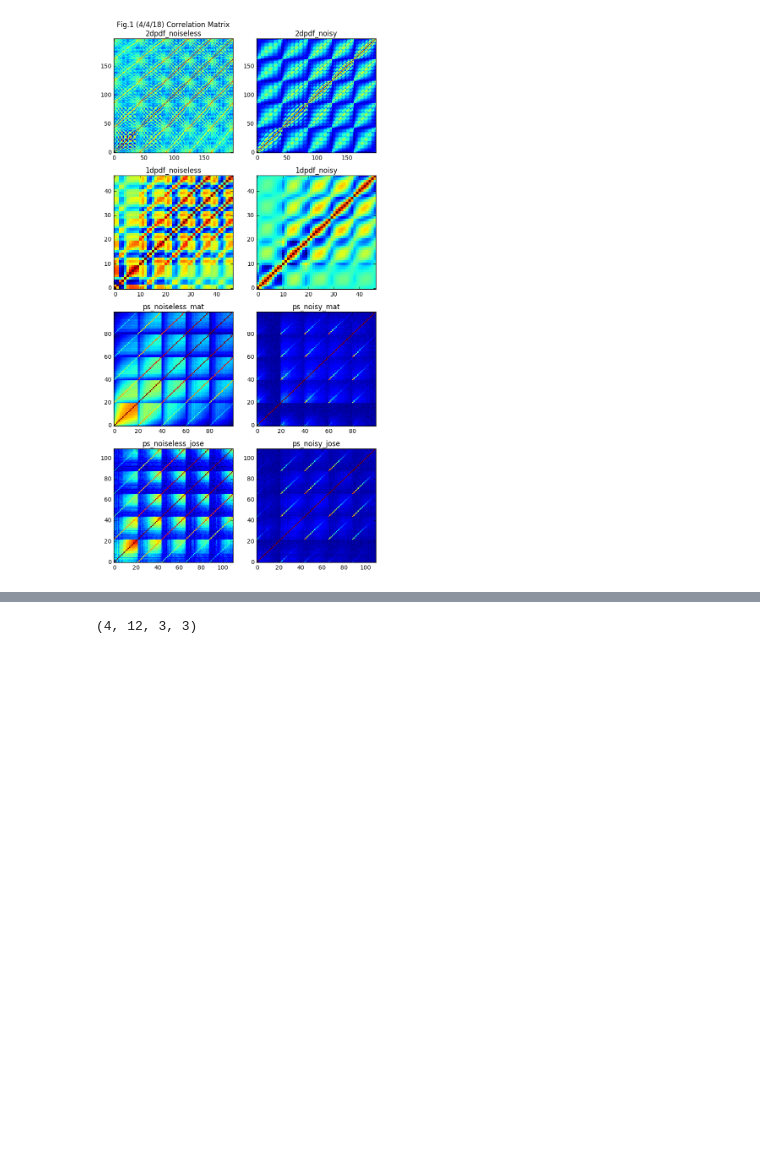
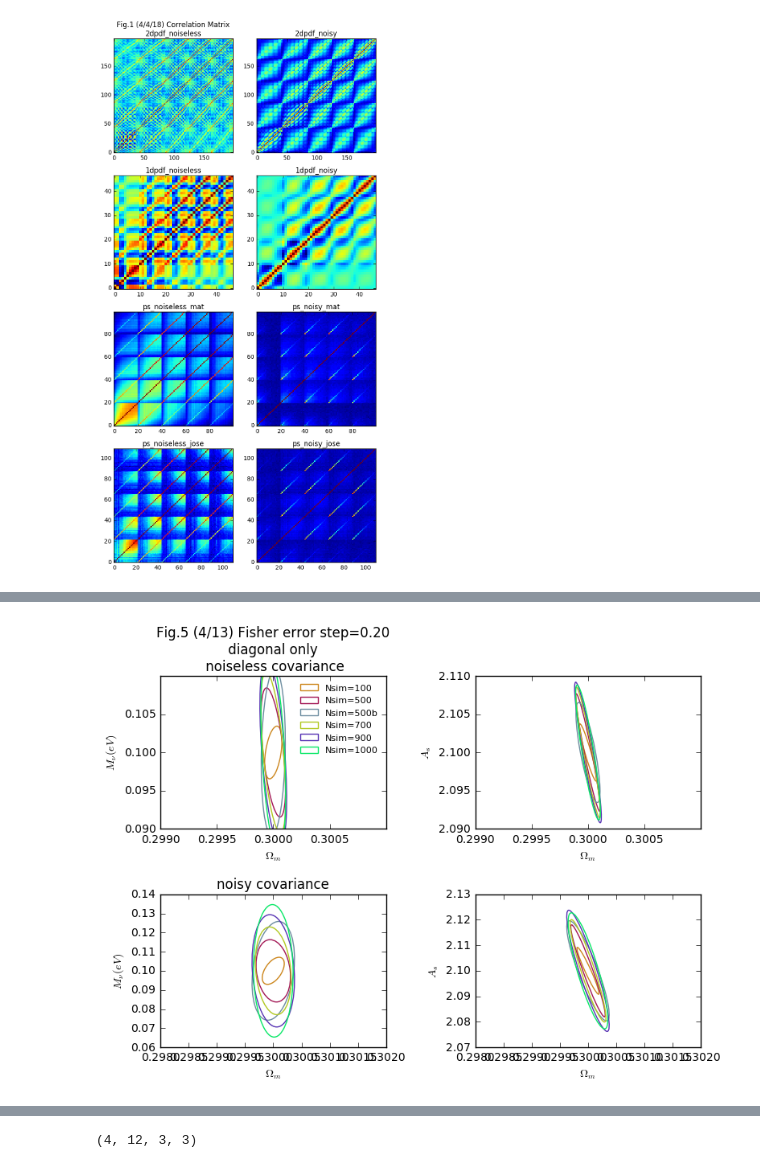
Before and after one commit to liuxx479/PDFs, a Jupyter notebook: Fisher_PDF.ipynb, the cells around one changed output, grey strips where cells are left out. Drawn from its saved outputs; the diff is of its cells as text; code cells hidden in the pictures; blank space fills up the shorter version.

```diff
--- a/Fisher_PDF.ipynb
+++ b/Fisher_PDF.ipynb
@@ -491,0 +495,81 @@ for i in range(Ferrors.shape[0]):
+# %%
+################## now use only diagonal component of the covariance
+covpsI_Mat_diag = zeros(shape=covpsI_Mat.shape)
+covpsN_Mat_diag = zeros(shape=covpsI_Mat.shape)
+
+covpsI_Mat_diag[diag_indices(covpsI_Mat.shape[0])] = covpsI_Mat[diag_indices(covpsI_Mat.shape[0])]
+covpsN_Mat_diag[diag_indices(covpsI_Mat.shape[0])] = covpsN_Mat[diag_indices(covpsI_Mat.shape[0])]
+
+cov_ps_arr = [[icov, ips] for icov in [covpsI_Mat_diag, covpsN_Mat_diag]
+               for ips in [psI_Mat_flat_r100, psI_Mat_flat_r500, psI_Mat_flat_r500b,
+                           psI_Mat_flat_r700, psI_Mat_flat_r900,psI_Mat_flat]]
+covI_ps_arr = [ mat(cov_ps_arr[i][0]*(12.25/2e4)).I for i in range(len(cov_ps_arr))]
+
+set_ps = [[icovname, ipsname] for icovname in ['covI','covN']
+         for ipsname in['r100', 'r500', 'r500b','r700','r900','r1000']]
+
+Na_arr = [100.,500.,500.,700.,900.,1000.]*2
+ir_arr = (0.1, 0.15, 0.2, 0.3)
+Ferrors = zeros((len(ir_arr), len(set_ps), 3))
+Fmats = zeros((len(ir_arr), len(set_ps), 3, 3))
+j=0
+for ir in ir_arr:
+    params_der = array([array([0.30,0.1,2.1])*(identity(3)*x+ones((3,3))) for x in (ir,-ir)])
+
+    der_arr = []
+    #interp_arr = []
+    for i in range(len(cov_ps_arr)):
+        iinterp = WLanalysis.buildInterpolator(cov_ps_arr[i][1], params[:,[1,0,2]])
+        ider = array([(iinterp(params_der[0][i]) - iinterp(params_der[1][i]))/(fidu_params[i]*ir) for i in range(3)])
+        der_arr.append(ider)
+        #interp_arr.append(iinterp)
+
+
+    Fisher_ps_arr = [Fisher(covI_ps_arr[i], der_arr[i], ir=ir, Na=Na_arr[i]) for i in range(len(cov_ps_arr))]
+    #print 'Fisher error on [Mnu, omega_m, A_s], step size (%s)'%(ir)
+    i=0
+    for iF in Fisher_ps_arr:
+        #print iF[1], set_ps[i]
+        Ferrors [j,i]=iF[1]
+        Fmats[j,i]=iF[0]
+        i+=1
+    j+=1
+
+Ferrors.shape #(4, 12, 3)
+Nsims = [100, 500, 500, 700, 900, 1000]
+
+######### now put all the fisher matrices on 1 plot
+### Fmats.shape = (4, 12, 3, 3)
+lss='solid'
+fnNsim=['r100', 'r500', 'r500b','r700','r900','r1000']
+for i in (2,):#range(Ferrors.shape[0]):
+    f, (ax1,ax2) = subplots(2,2,figsize=(8,6))
+    seed(999)#(909)
+    for k in range(6):
+        icolor = rand(3)
+        iF = Fmats[i,k]
+        iFN = Fmats[i,k+6]
+        plotEllipse([0.3, 0.1], mat(iF).I[[0,1],:][:,[0,1]] ,icolor,lss,'Nsim=%s'%(fnNsim[k][1:]),ax1[0])
+        plotEllipse([0.3, 2.1], mat(iF).I[[0,2],:][:,[0,2]] ,icolor,lss,'Nsim=%s'%(fnNsim[k][1:]),ax1[1])
+        plotEllipse([0.3, 0.1], mat(iFN).I[[0,1],:][:,[0,1]] ,icolor,lss,'Nsim=%s'%(fnNsim[k][1:]),ax2[0])
+        plotEllipse([0.3, 2.1], mat(iFN).I[[0,2],:][:,[0,2]] ,icolor,lss,'Nsim=%s'%(fnNsim[k][1:]),ax2[1])
+    ax1[0].set_xlim(0.299, .301)
+    ax1[0].set_ylim(0.09, 0.11)
+    ax1[1].set_xlim(0.299, 0.301)
+    ax1[1].set_ylim(2.09, 2.11)
+    ax2[0].set_xlim(0.298, .302)
+    ax2[0].set_ylim(0.06, 0.14)
+    ax2[1].set_xlim(0.298, 0.302)
+    ax2[1].set_ylim(2.07, 2.13)
+    for iax in (ax1,ax2):
+        iax[0].set_xlabel(r'$\Omega_m$')
+        iax[0].set_ylabel(r'$M_\nu(eV)$')
+        iax[1].set_xlabel(r'$\Omega_m$')
+        iax[1].set_ylabel(r'$A_s$')
+    ax1[0].legend(fontsize=8,frameon=0,ncol=1)
+    ax1[0].set_title('Fig.5 (4/13) Fisher error step=%.2f\n diagonal only \n noiseless covariance'%(ir_arr[i]))
+    ax2[0].set_title('noisy covariance')
+    plt.tight_layout()
+    show()
+# %% [output]
+[figure, added]
```
Also changed, not shown: parts of 13 cells of this notebook.
